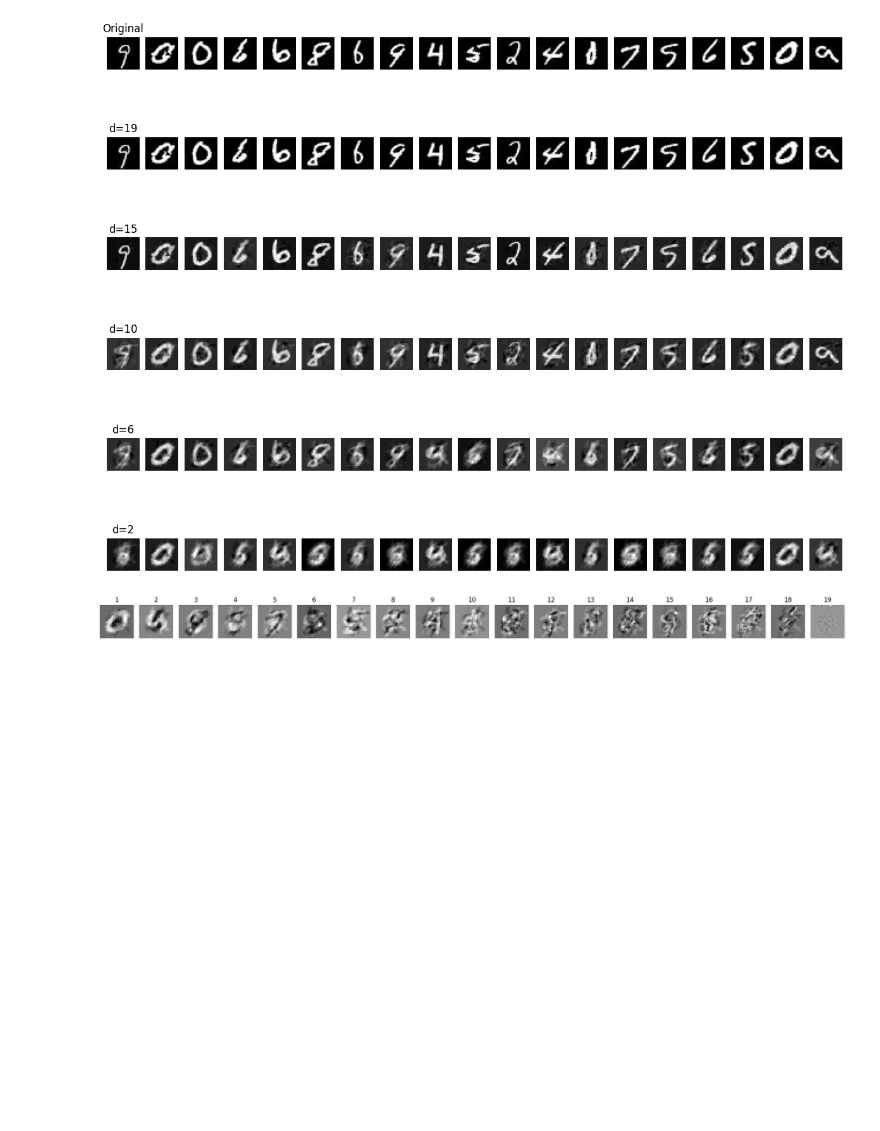
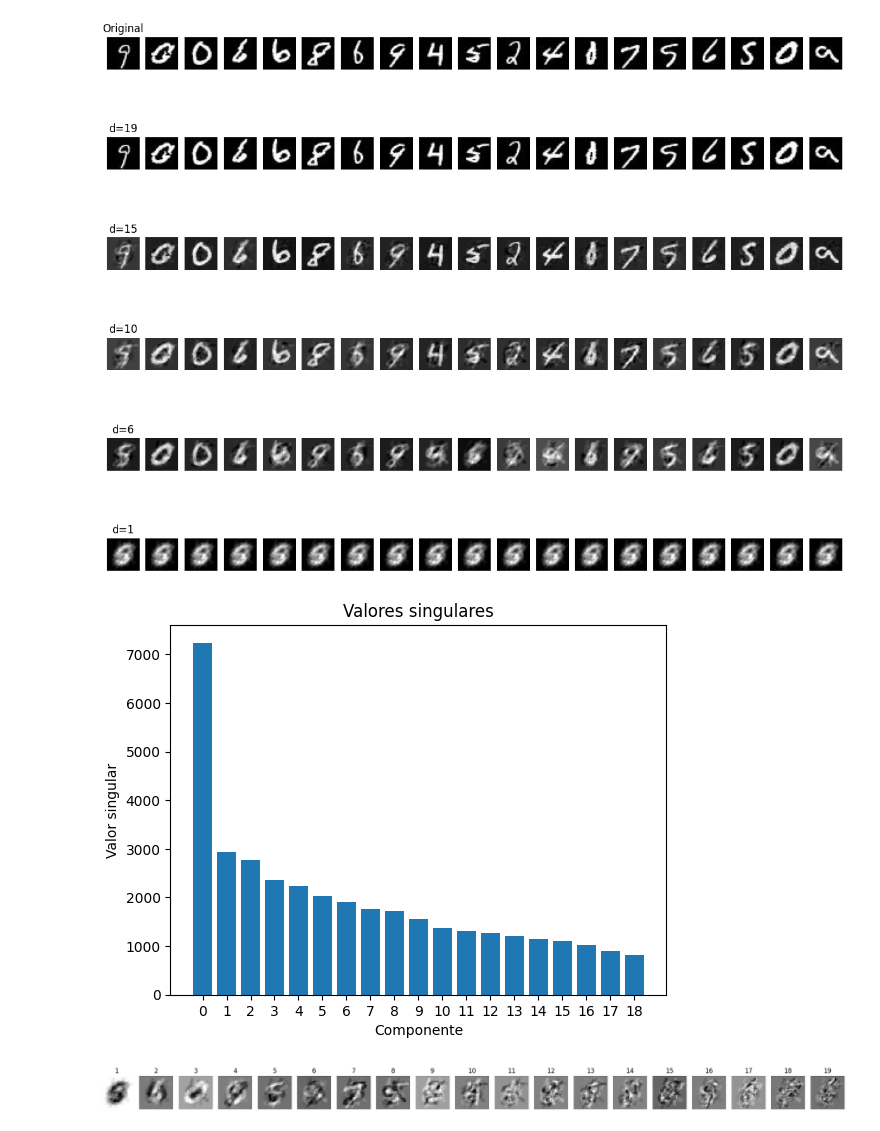
Before and after one commit to lucasU1969/tp_m-todos_2, a Jupyter notebook: punto2.ipynb, the cells around one changed output. Drawn from its saved outputs; the diff is of its cells as text; code cells hidden in the pictures; blank space fills up the shorter version.

```diff
--- a/punto2.ipynb
+++ b/punto2.ipynb
@@ -5,6 +5,7 @@ import numpy as np
 import matplotlib.pyplot as plt
 from sklearn.metrics.pairwise import cosine_similarity
 import seaborn as sns
+from matplotlib.gridspec import GridSpec
 
 def load_images_from_folder(folder):
     images = []
@@ -19,16 +20,14 @@ def load_images_from_folder(folder):
     return images
 
 def pca_svd(X, n_components):
-    X_mean = np.mean(X, axis=0)
-    X_centered = X - X_mean
 
-    U, S, Vt = np.linalg.svd(X_centered, full_matrices=False)
+    U, S, Vt = np.linalg.svd(X, full_matrices=False)
 
     U_matrix = U[:, :n_components]
     S_matrix = np.diag(S[:n_components])
     Vt_matrix = Vt[:n_components, :]
 
-    X_reconstructed = np.dot(U_matrix, np.dot(S_matrix, Vt_matrix)) + X_mean
+    X_reconstructed = np.dot(U_matrix, np.dot(S_matrix, Vt_matrix))
 
     return X_reconstructed, Vt_matrix, U_matrix, S_matrix
 
@@ -39,7 +38,6 @@ def show_images_multiple_reconstructions(original_images, reconstructed_images_l
     plt.figure(figsize=(15, 2 * (num_reconstructions + 1)))
 
     for i in range(num_images):
-        # Imagen original
         plt.subplot(num_reconstructions + 1, num_images, i + 1)
         plt.imshow(original_images[i].reshape(image_shape), cmap='gray')
         if i == 0: plt.title('Original')
@@ -53,19 +51,6 @@ def show_images_multiple_reconstructions(original_images, reconstructed_images_l
 
     plt.show()
 
-#con norma 2
-# def distance(xi, xj):
-    # return np.linalg.norm(xi - xj)
-
-# def similarity_matrix(matriz):
-    # n = matriz.shape[0]
-    # s = np.zeros((n, n))
-    # for i in range(n):
-        # for j in range(n):
-            # s[i, j] = distance(matriz[i, :], matriz[j, :])
-    # return s
-
-#con distancia euclideana
 def euclinean_distance(xi, xj, sigma=1.0):
     return np.exp(-np.linalg.norm(xi - xj)**2 / (2 * sigma**2))
 
@@ -96,32 +81,43 @@ def show_principal_components(Vt, image_shape):
         plt.title(j+1)
         plt.axis('off')
 
-    plt.tight_layout()  # Ajustar el espaciado entre subplots
+    plt.tight_layout()
     plt.show()
 # %%
 # 1 y 2
 images = load_images_from_folder('datasets_imgs')
 images_matrix = np.array(images)
 
-components_list = [19, 15, 10, 6, 2]
+components_list = [19, 15, 10, 6, 1]
 reconstructed_images_list = []
 Vt_list = []
+U_list = []
+Z_list = []
 
 for n_components in components_list:
-    images_reconstructed, Vt, _, _ = pca_svd(images_matrix, n_components)
+    images_reconstructed, Vt, U, S = pca_svd(images_matrix, n_components)
     reconstructed_images_list.append(images_reconstructed)
     Vt_list.append(Vt)
+    U_list.append(U)
 
 image_shape = (28, 28)
 
 show_images_multiple_reconstructions(images_matrix, reconstructed_images_list, image_shape, components_list)
 # %% [output]
-[figure, old version]
+[figure, new version]
 # %%
 #componentes principales Vt
-_, Vt, _, _ = pca_svd(images_matrix, 19)
+_, Vt, _, S = pca_svd(images_matrix, 19)
+plt.figure()
+plt.bar(range(19), S.diagonal())
+plt.title('Valores singulares')
+plt.xlabel('Componente')
+plt.ylabel('Valor singular')
+plt.xticks(np.arange(0, 19, 1))
+plt.show()
 
 show_principal_components(Vt, image_shape)
 # %% [output]
-[figure, old version]
+[figure, new version]
+[figure, added]
 # %%
```
Also changed, not shown: parts of 10 cells of this notebook.
